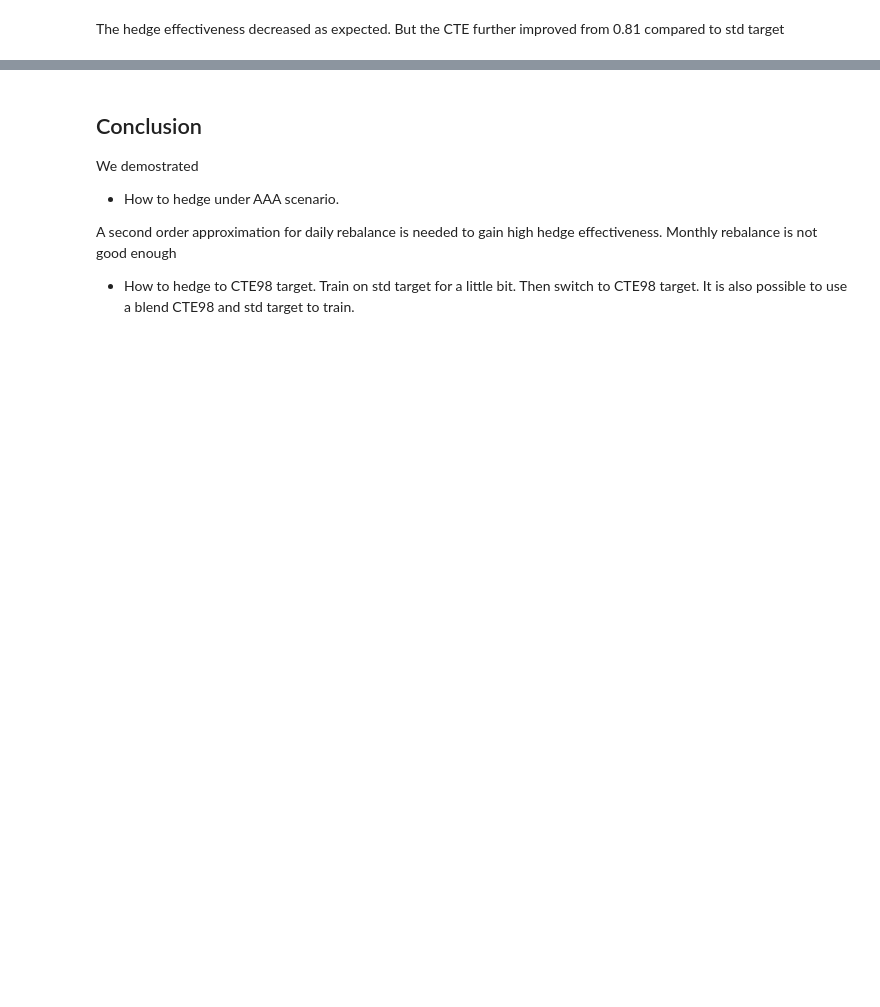
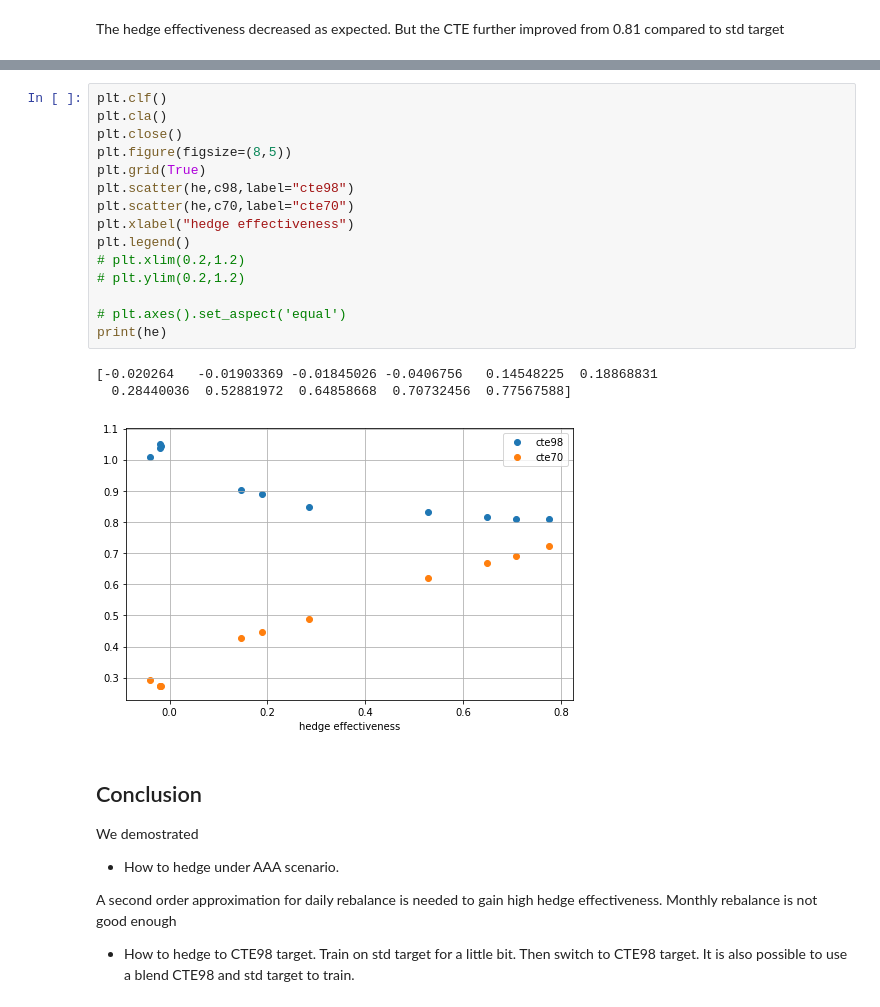
Before and after one commit to yufeng66/FutureGreeks, a Jupyter notebook: AAA_scenario_25yr_put.ipynb, the cells around one changed output, grey strips where cells are left out. Saved outputs shown, nothing was run; the diff lists cells and outputs as text; blank space fills up the shorter version.

```diff
--- a/AAA_scenario_25yr_put.ipynb
+++ b/AAA_scenario_25yr_put.ipynb
@@ -557,3 +661,22 @@ The hedge effectiveness decreased as expected. But the CTE further improved from
+# %%
+plt.clf()
+plt.cla()
+plt.close()
+plt.figure(figsize=(8,5))
+plt.grid(True)
+plt.scatter(he,c98,label="cte98")
+plt.scatter(he,c70,label="cte70")
+plt.xlabel("hedge effectiveness")
+plt.legend()
+# plt.xlim(0.2,1.2)
+# plt.ylim(0.2,1.2)
+
+# plt.axes().set_aspect('equal')
+print(he)
+# %% [output]
+[-0.020264   -0.01903369 -0.01845026 -0.0406756   0.14548225  0.18868831
+  0.28440036  0.52881972  0.64858668  0.70732456  0.77567588]
+[figure, added]
 # %% [markdown]
 ## Conclusion
 We demostrated
```
Also changed, not shown: parts of 23 cells of this notebook.
